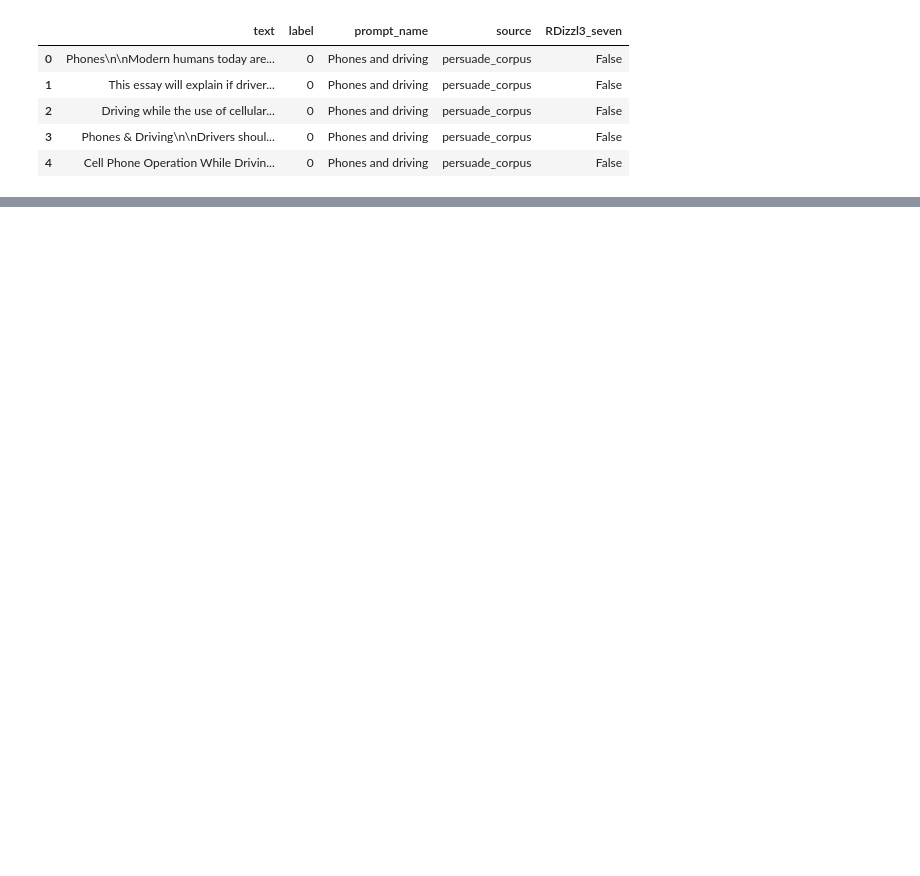
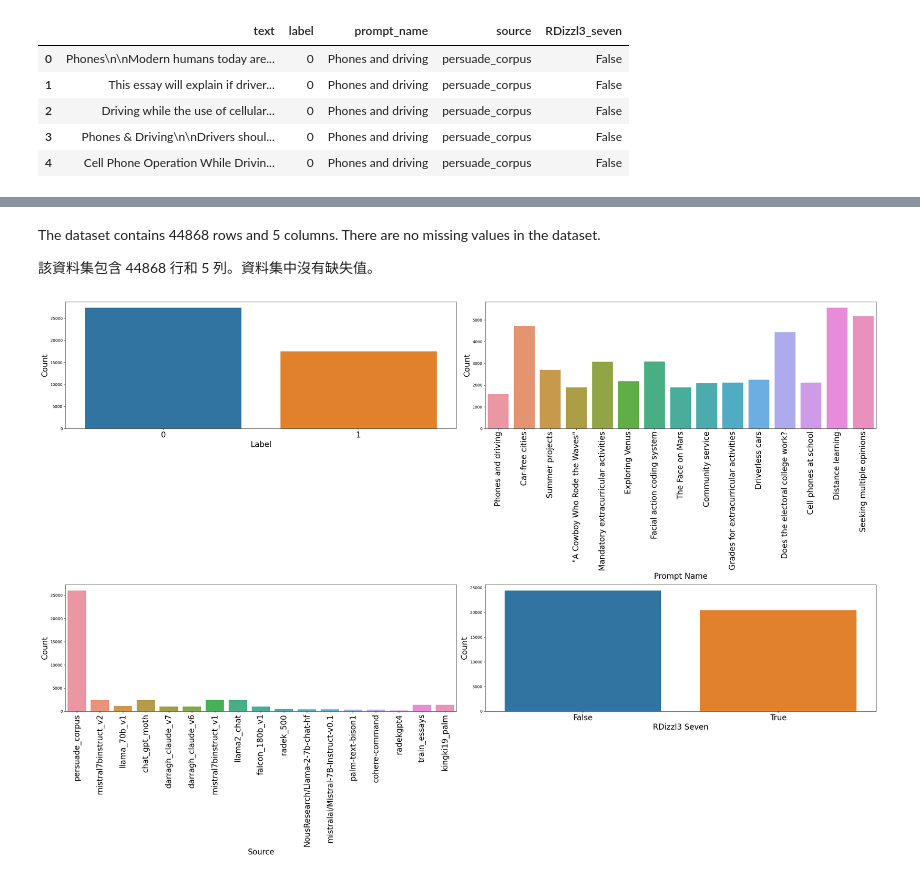
Before and after one commit to whats2000/LLMGenerateTextClassifier, a Jupyter notebook: LanguageModelClassifier/Classifier.ipynb, the cells around one changed output, grey strips where cells are left out. Cells and saved outputs as stored; diff of their text form; code cells hidden in the pictures; blank space fills up the shorter version.

```diff
--- a/LanguageModelClassifier/Classifier.ipynb
+++ b/LanguageModelClassifier/Classifier.ipynb
@@ -36,0 +65,32 @@ df.head()
+# %% [markdown]
+The dataset contains 44868 rows and 5 columns. There are no missing values in the dataset.
+
+該資料集包含 44868 行和 5 列。資料集中沒有缺失值。
+# %%
+# Check for unique values in each column
+fig, ax = plt.subplots(2, 2, figsize=(30, 20))
+
+sns.countplot(x='label', data=df, ax=ax[0, 0])
+ax[0, 0].tick_params(axis='x', labelsize=20)
+ax[0, 0].set_xlabel('Label', fontsize=20)
+ax[0, 0].set_ylabel('Count', fontsize=20)
+
+sns.countplot(x='prompt_name', data=df, ax=ax[0, 1])
+ax[0, 1].tick_params(axis='x', rotation=90, labelsize=20)
+ax[0, 1].set_xlabel('Prompt Name', fontsize=20)
+ax[0, 1].set_ylabel('Count', fontsize=20)
+
+sns.countplot(x='source', data=df, ax=ax[1, 0])
+ax[1, 0].tick_params(axis='x', rotation=90, labelsize=20)
+ax[1, 0].set_xlabel('Source', fontsize=20)
+ax[1, 0].set_ylabel('Count', fontsize=20)
+
+sns.countplot(x='RDizzl3_seven', data=df, ax=ax[1, 1])
+ax[1, 1].tick_params(axis='x', labelsize=20)
+ax[1, 1].set_xlabel('RDizzl3 Seven', fontsize=20)
+ax[1, 1].set_ylabel('Count', fontsize=20)
+
+plt.tight_layout()
+plt.show()
+# %% [output]
+[figure, added]
```
Also changed, not shown: parts of 41 cells of this notebook, 1 other file.
